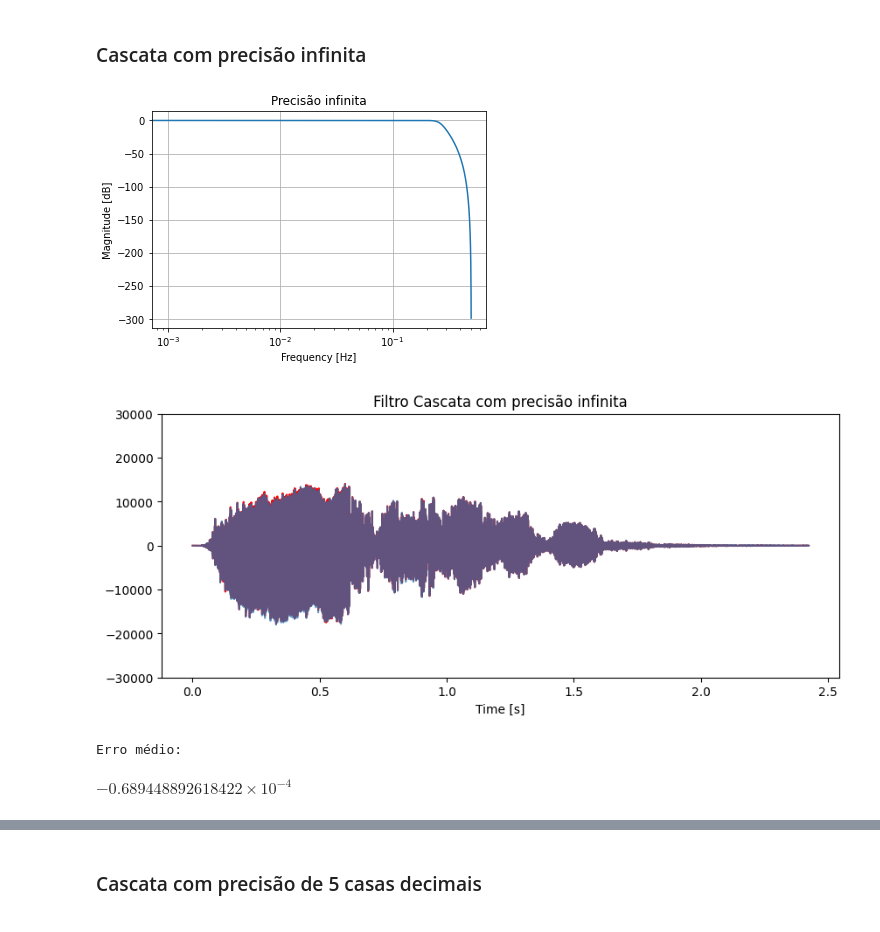
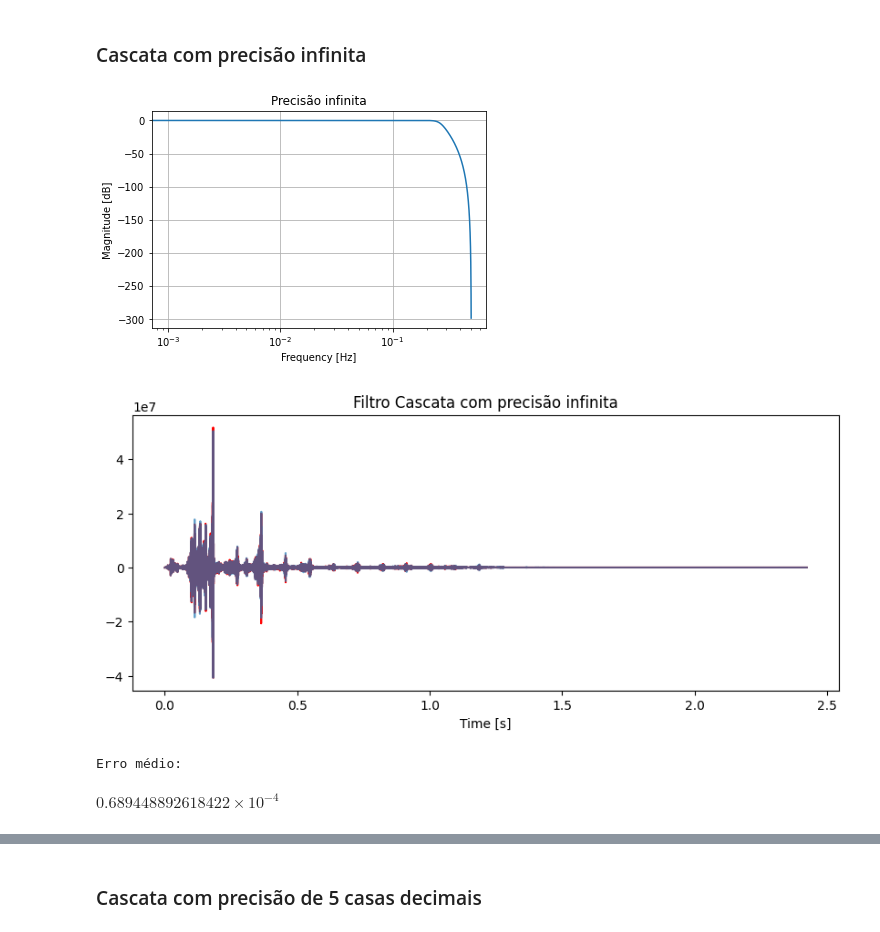
Before and after one commit to oliveiraop/pds-ufba, a Jupyter notebook: trabalho01/trab01.ipynb, the cells around one changed output, grey strips where cells are left out. Cells and saved outputs as stored; diff of their text form; code cells hidden in the pictures.

```diff
--- a/trabalho01/trab01.ipynb
+++ b/trabalho01/trab01.ipynb
@@ -310,31 +308,30 @@ $\displaystyle 0.2028401711283628 \times 10^{-1}$
 # %%
 cascade_infi = cascade(x, filtz)
 
 plt.semilogx(wz1*1/(2*np.pi), 20*np.log10(np.abs(hz1).clip(1e-15)),label=r'$|H_z(e^{j \omega})|$')
 ax = plt.axis()
 plt.title('Precisão infinita')
 plt.xlabel('Frequency [Hz]')
 plt.ylabel('Magnitude [dB]')
 plt.grid()
 plt.show()
 
 plt.figure(figsize=(10, 4), dpi=100)
-plt.plot(t, cascade_infi, "red")
-plt.plot(t, x, alpha=0.7)
-plt.axis((ax_sound))
+plt.plot(t, np.abs(fft.fft(cascade_infi)), "red")
+plt.plot(t, np.abs(fft.fft(x)), alpha=0.7)
 plt.title("Filtro Cascata com precisão infinita")
 plt.xlabel("Time [s]")
 plt.show()
 
 print("Erro médio:")
-print_scientific(np.mean(cascade_infi - x))
+print_scientific(np.abs(np.mean(cascade_infi - x)))
 
 Audio(cascade_infi, rate=freq)
 # %% [output]
 [figure]
-[figure, old version]
+[figure, new version]
 Erro médio:
-$\displaystyle -0.689448892618422 \times 10^{-4}$
+$\displaystyle 0.689448892618422 \times 10^{-4}$
 [interactive output not drawn]
 # %% [markdown]
 ### Cascata com precisão de 5 casas decimais
```
Also changed, not shown: parts of 9 cells of this notebook.
